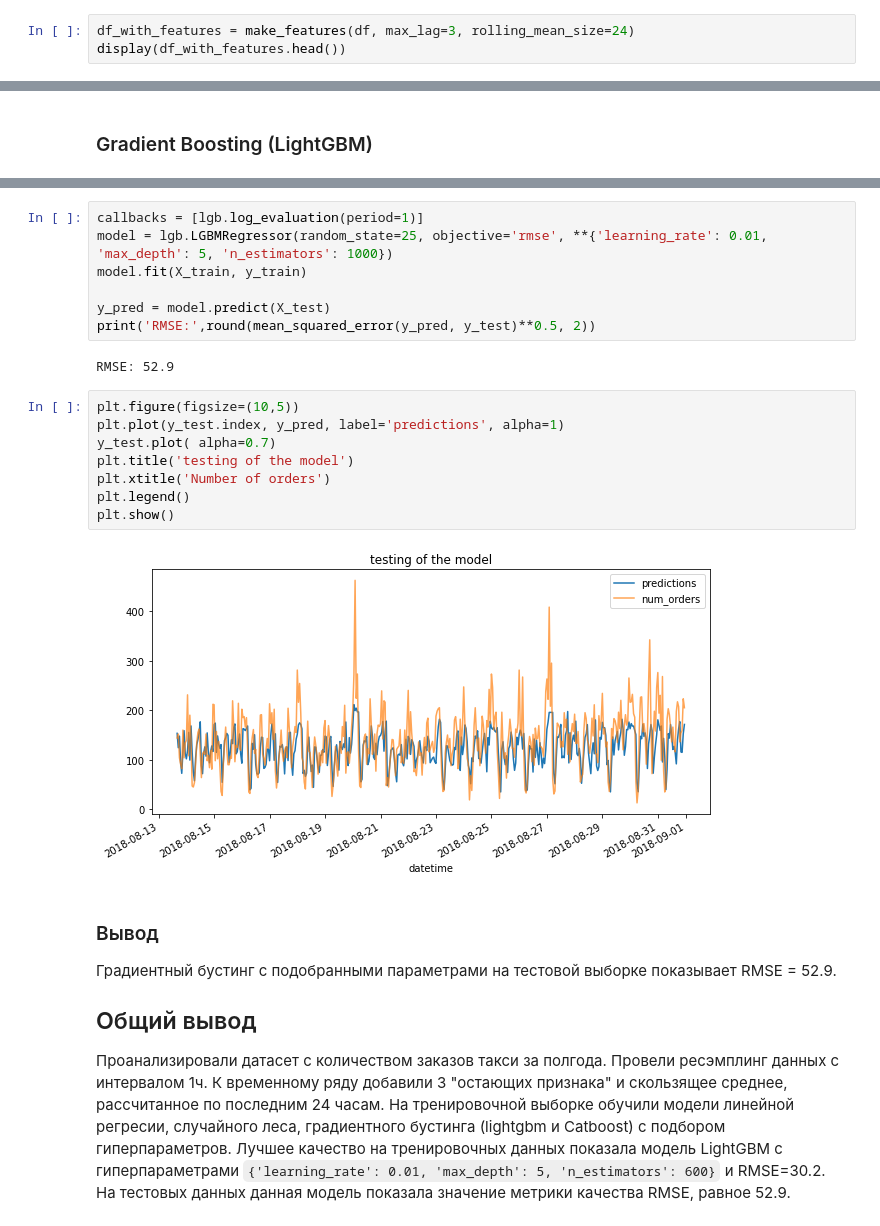
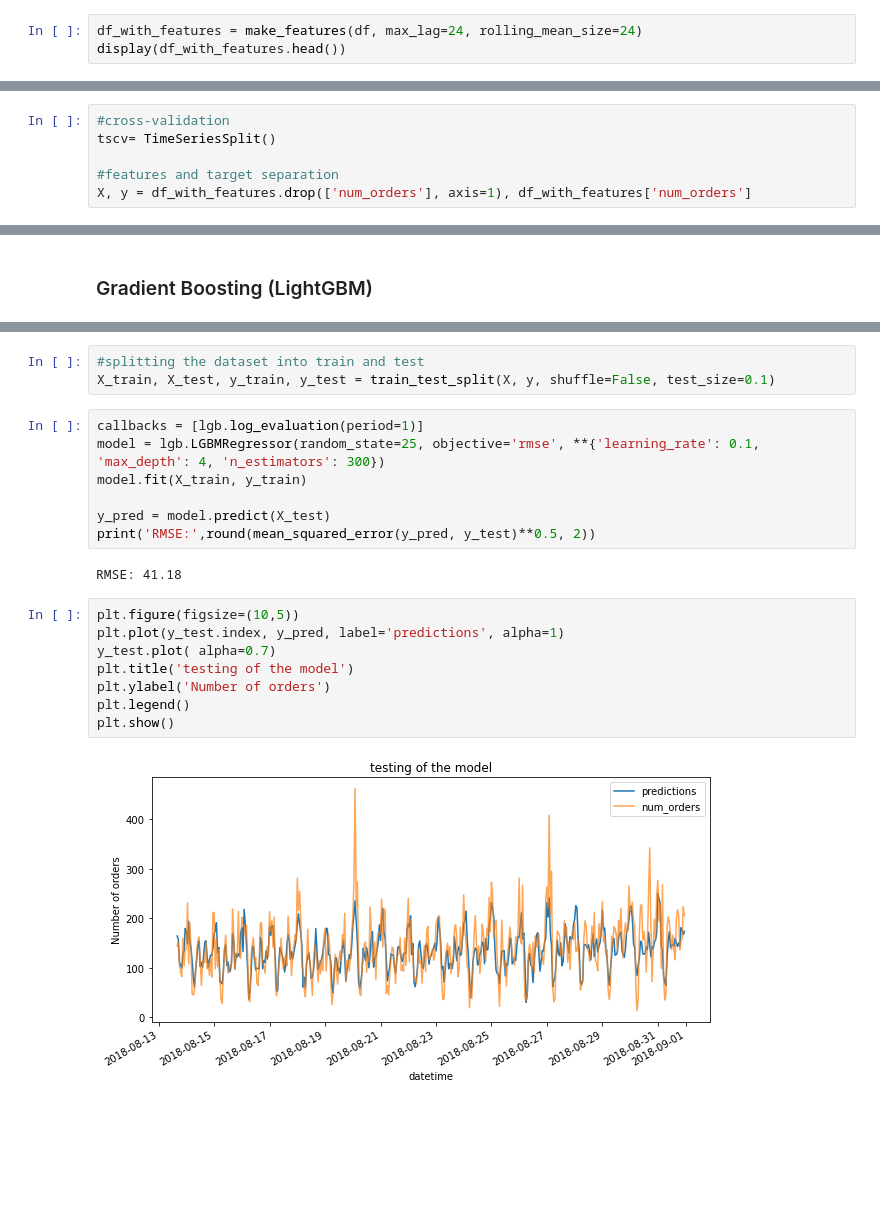
Before and after one commit to acetat/projects_yandex, a Jupyter notebook: project-taxi/project_taxi.ipynb, the cells around one changed output, grey strips where cells are left out. Saved outputs shown, nothing was run; the diff lists cells and outputs as text; blank space fills up the shorter version.

```diff
--- a/project-taxi/project_taxi.ipynb
+++ b/project-taxi/project_taxi.ipynb
@@ -163,4 +164,4 @@ plt.show()
 # %%
-df_with_features = make_features(df, max_lag=3, rolling_mean_size=24)
+df_with_features = make_features(df, max_lag=24, rolling_mean_size=24)
 display(df_with_features.head())
 # %% [output]
@@ -178,2 +176,8 @@ X_train, X_test, y_train, y_test = train_test_split(df_with_features.drop(['num_
+# %%
+#cross-validation
+tscv= TimeSeriesSplit()
+
+#features and target separation
+X, y = df_with_features.drop(['num_orders'], axis=1), df_with_features['num_orders']
 # %% [markdown]
 ### Linear regression
@@ -253,25 +234,22 @@ Wall time: 1h 30min 56s
+# %%
+#splitting the dataset into train and test
+X_train, X_test, y_train, y_test = train_test_split(X, y, shuffle=False, test_size=0.1)
 # %%
 callbacks = [lgb.log_evaluation(period=1)]
-model = lgb.LGBMRegressor(random_state=25, objective='rmse', **{'learning_rate': 0.01, 'max_depth': 5, 'n_estimators': 1000})
+model = lgb.LGBMRegressor(random_state=25, objective='rmse', **{'learning_rate': 0.1, 'max_depth': 4, 'n_estimators': 300})
 model.fit(X_train, y_train)
 
 y_pred = model.predict(X_test)
 print('RMSE:',round(mean_squared_error(y_pred, y_test)**0.5, 2))
 # %% [output]
-RMSE: 52.9
+RMSE: 41.18
 # %%
 plt.figure(figsize=(10,5))
 plt.plot(y_test.index, y_pred, label='predictions', alpha=1)
 y_test.plot( alpha=0.7)
 plt.title('testing of the model')
-plt.xtitle('Number of orders')
+plt.ylabel('Number of orders')
 plt.legend()
 plt.show()
 # %% [output]
-[figure, old version]
+[figure, new version]
-# %% [markdown]
-### Вывод
-Градиентный бустинг с подобранными параметрами на тестовой выборке показывает RMSE = 52.9.
-
-## Общий вывод
-Проанализировали датасет с количеством заказов такси за полгода. Провели ресэмплинг данных с интервалом 1ч. К временному ряду добавили 3 "остающих признака" и скользящее среднее, рассчитанное по последним 24 часам. На тренировочной выборке обучили модели линейной регресии, случайного леса, градиентного бустинга (lightgbm и Catboost) с подбором гиперпараметров. Лучшее качество на тренировочных данных показала модель LightGBM с гиперпараметрами `{'learning_rate': 0.01, 'max_depth': 5, 'n_estimators': 600}` и RMSE=30.2. На тестовых данных данная модель показала значение метрики качества RMSE, равное 52.9.
```
Also changed, not shown: parts of 40 cells of this notebook, 1 other file.
